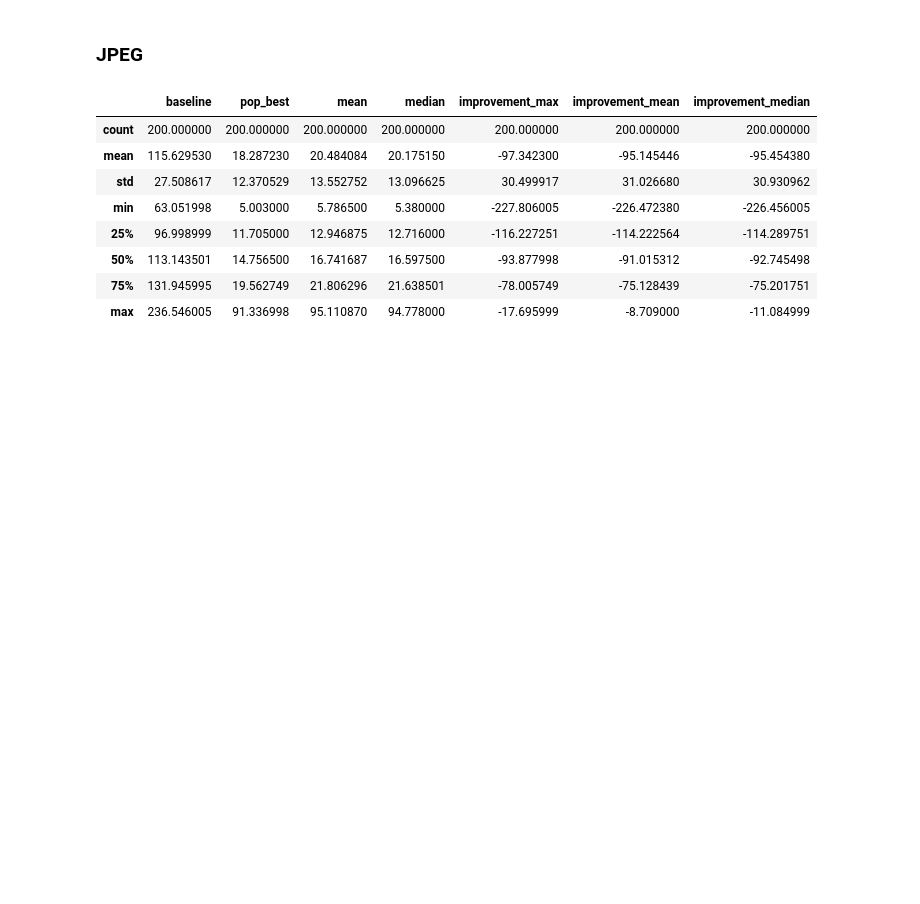
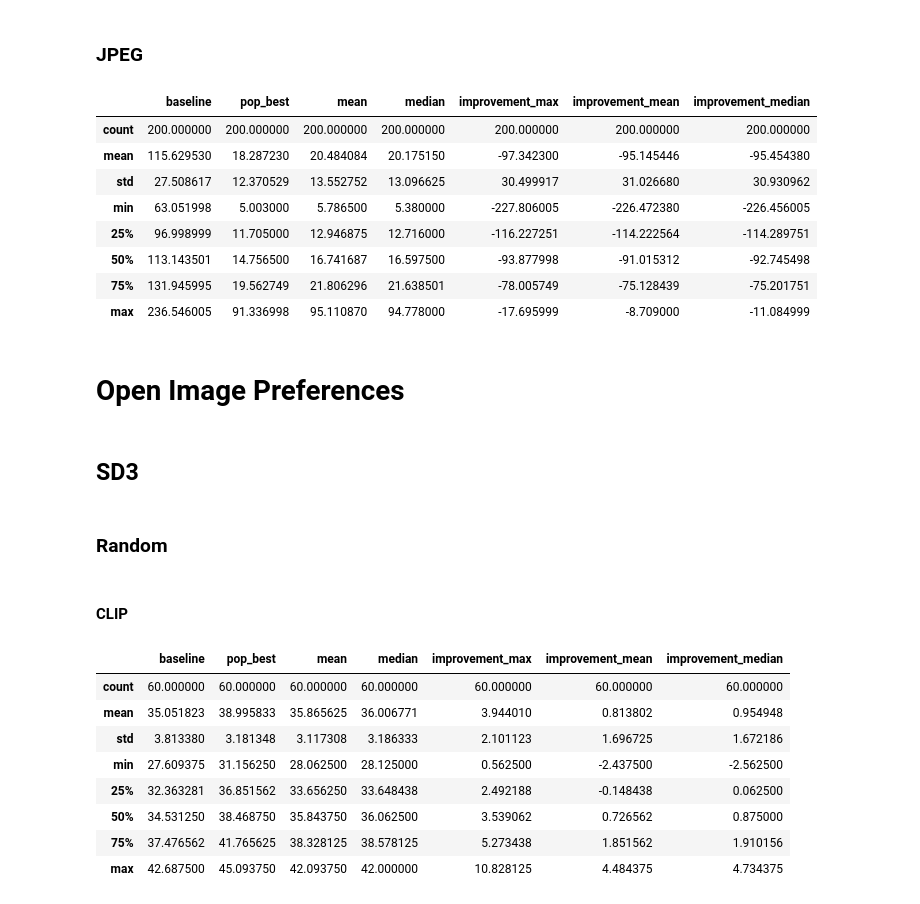
Before and after one commit to pjjajal/diffusion-trajectory, a Jupyter notebook: analysis.ipynb, the cells around one changed output. Drawn from its saved outputs; the diff is of its cells as text; code cells hidden in the pictures; blank space fills up the shorter version.

```diff
--- a/analysis.ipynb
+++ b/analysis.ipynb
@@ -643,3 +658,24 @@ compute_deltas(data, up_to_step=15, max_or_min="min").describe()
 | 50% | 113.143501 | 14.756500 | 16.741687 | 16.597500 | -93.877998 | -91.015312 | -92.745498 |
 | 75% | 131.945995 | 19.562749 | 21.806296 | 21.638501 | -78.005749 | -75.128439 | -75.201751 |
 | max | 236.546005 | 91.336998 | 95.110870 | 94.778000 | -17.695999 | -8.709000 | -11.084999 |
+# %% [markdown]
+# Open Image Preferences
+# %% [markdown]
+## SD3
+# %% [markdown]
+### Random
+# %% [markdown]
+#### CLIP
+# %%
+data = get_wandb_logs(api, "pjajal/inference-diffusion-noise-optim/pym27hnm")
+compute_deltas(data, up_to_step=15, max_or_min="max").describe()
+# %% [output]
+|  | baseline | pop_best | mean | median | improvement_max | improvement_mean | improvement_median |
+| count | 60.000000 | 60.000000 | 60.000000 | 60.000000 | 60.000000 | 60.000000 | 60.000000 |
+| mean | 35.051823 | 38.995833 | 35.865625 | 36.006771 | 3.944010 | 0.813802 | 0.954948 |
+| std | 3.813380 | 3.181348 | 3.117308 | 3.186333 | 2.101123 | 1.696725 | 1.672186 |
+| min | 27.609375 | 31.156250 | 28.062500 | 28.125000 | 0.562500 | -2.437500 | -2.562500 |
+| 25% | 32.363281 | 36.851562 | 33.656250 | 33.648438 | 2.492188 | -0.148438 | 0.062500 |
+| 50% | 34.531250 | 38.468750 | 35.843750 | 36.062500 | 3.539062 | 0.726562 | 0.875000 |
+| 75% | 37.476562 | 41.765625 | 38.328125 | 38.578125 | 5.273438 | 1.851562 | 1.910156 |
+| max | 42.687500 | 45.093750 | 42.093750 | 42.000000 | 10.828125 | 4.484375 | 4.734375 |
```
Also changed, not shown: parts of 40 cells of this notebook.
